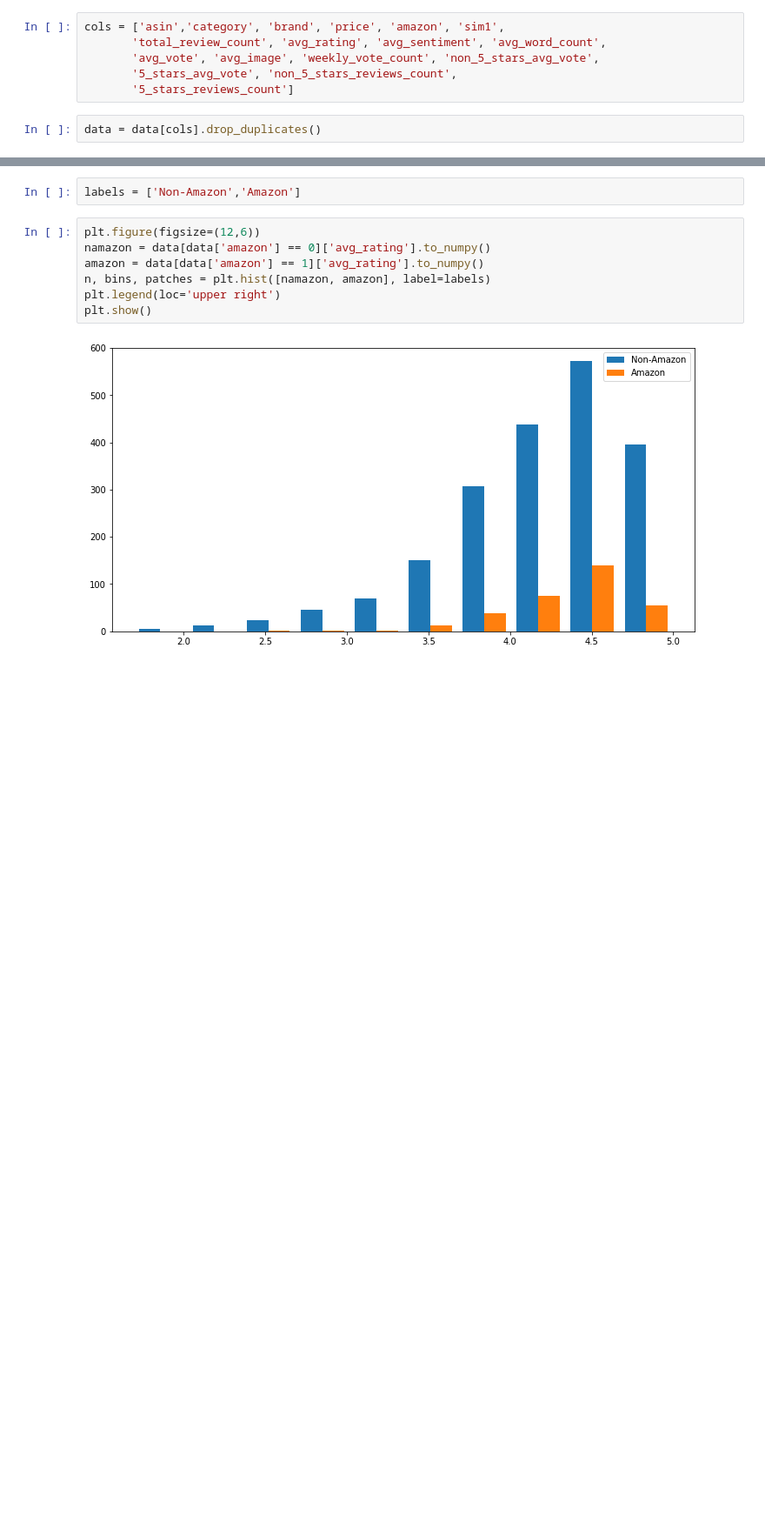
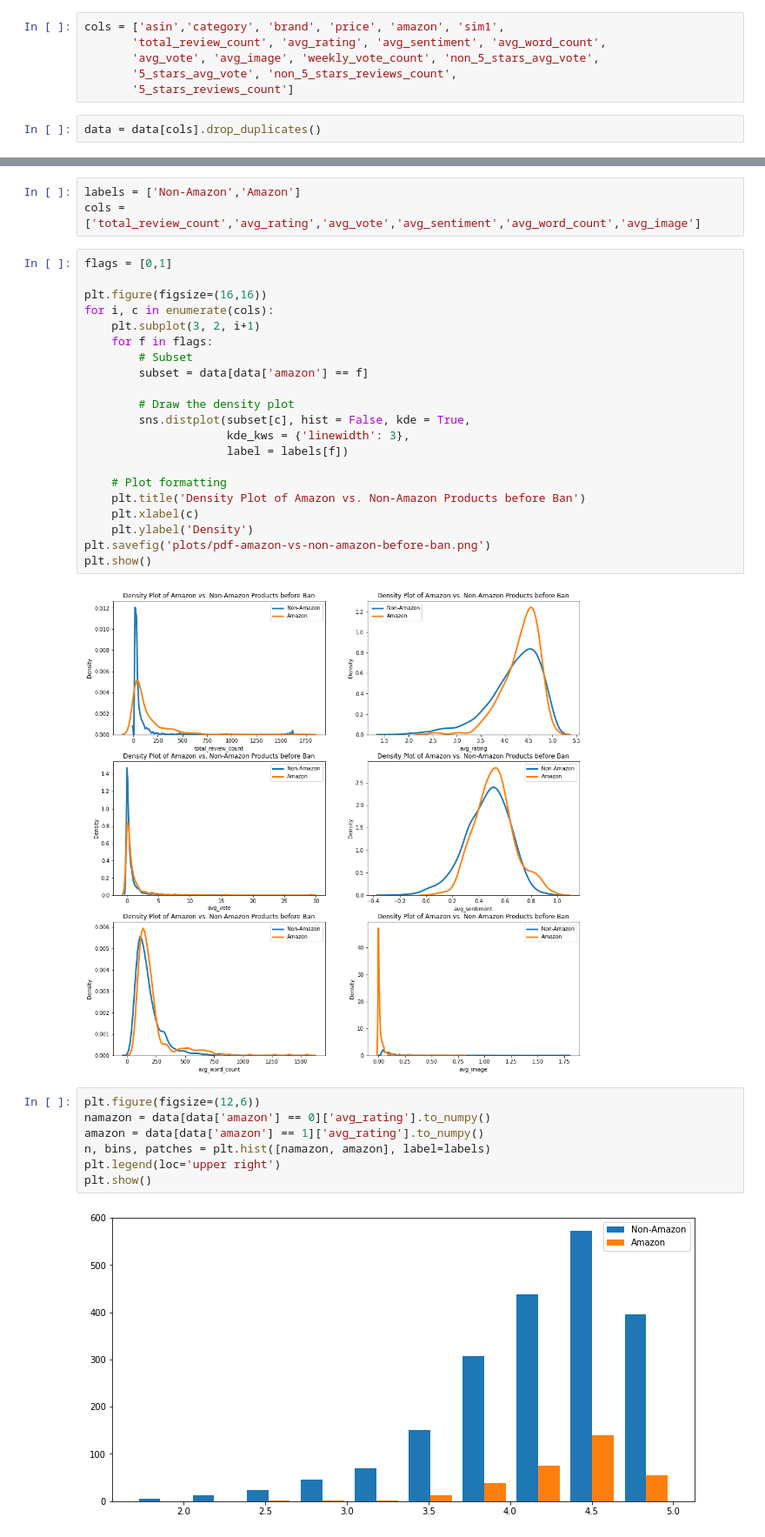
Before and after one commit to ey-l/review_policy, a Jupyter notebook: scripts/notebooks/mcauley/product_week_hist.ipynb, the cells around one changed output, grey strips where cells are left out. Shown at 87% size. Drawn from its saved outputs; the diff is of its cells as text; blank space fills up the shorter version.

Commit message:
update pdf plots

```diff
--- a/scripts/notebooks/mcauley/product_week_hist.ipynb
+++ b/scripts/notebooks/mcauley/product_week_hist.ipynb
@@ -55,5 +59,29 @@ data.head()
 # %%
 labels = ['Non-Amazon','Amazon']
+cols = ['total_review_count','avg_rating','avg_vote','avg_sentiment','avg_word_count','avg_image']
+# %%
+flags = [0,1]
+
+plt.figure(figsize=(16,16))
+for i, c in enumerate(cols):
+    plt.subplot(3, 2, i+1)
+    for f in flags:
+        # Subset
+        subset = data[data['amazon'] == f]
+
+        # Draw the density plot
+        sns.distplot(subset[c], hist = False, kde = True,
+                     kde_kws = {'linewidth': 3},
+                     label = labels[f])
+
+    # Plot formatting
+    plt.title('Density Plot of Amazon vs. Non-Amazon Products before Ban')
+    plt.xlabel(c)
+    plt.ylabel('Density')
+plt.savefig('plots/pdf-amazon-vs-non-amazon-before-ban.png')
+plt.show()
+# %% [output]
+[figure, added]
 # %%
 plt.figure(figsize=(12,6))
 namazon = data[data['amazon'] == 0]['avg_rating'].to_numpy()
```
Also changed, not shown: parts of 5 cells of this notebook, 6 other files.
